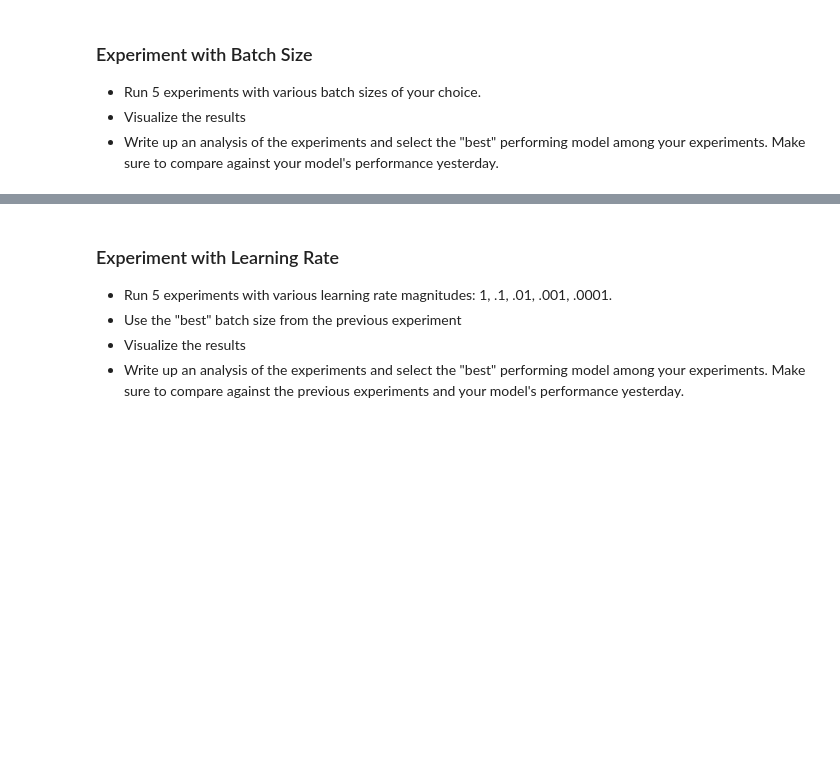
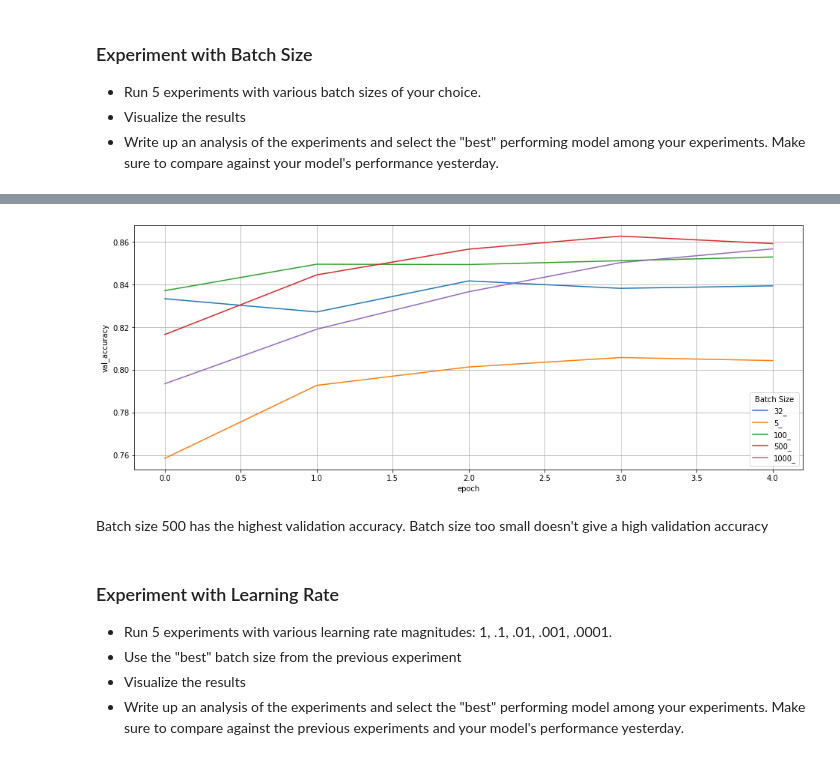
Before and after one commit to minh14496/DS-Unit-4-Sprint-2-Neural-Networks, a Jupyter notebook: module2-Train/LS_DS_422_Train_Assignment.ipynb, the cells around one changed output, grey strips where cells are left out. Saved outputs shown, nothing was run; the diff lists cells and outputs as text; code cells hidden in the pictures; blank space fills up the shorter version.

```diff
--- a/module2-Train/LS_DS_422_Train_Assignment.ipynb
+++ b/module2-Train/LS_DS_422_Train_Assignment.ipynb
@@ -323,0 +441,3 @@ Using our **create_model** model building function, conduct the following experi
+# %%
+model = create_model()
+bt_2 = model.fit(X_train_scaled, y_train, batch_size=100, validation_data=(X_test_scaled, y_test), epochs=5)
@@ -323,0 +455,3 @@ Using our **create_model** model building function, conduct the following experi
+# %%
+model = create_model()
+bt_3 = model.fit(X_train_scaled, y_train, batch_size=500, validation_data=(X_test_scaled, y_test), epochs=5)
@@ -323,0 +469,3 @@ Using our **create_model** model building function, conduct the following experi
+# %%
+model = create_model()
+bt_4 = model.fit(X_train_scaled, y_train, batch_size=1000, validation_data=(X_test_scaled, y_test), epochs=5)
@@ -323,0 +483,14 @@ Using our **create_model** model building function, conduct the following experi
+# %%
+batch_sizes = []
+
+for exp, result in zip([bt_default, bt_1, bt_2, bt_3, bt_4], ["32_", "5_", "100_", "500_", "1000_"]):
+
+    df = pd.DataFrame.from_dict(exp.history)
+    df['epoch'] = df.index.values
+    df['Batch Size'] = result
+
+    batch_sizes.append(df)
+
+df = pd.concat(batch_sizes)
+df['Batch Size'] = df['Batch Size'].astype('str')
+df.head()
@@ -324,3 +504,11 @@ Using our **create_model** model building function, conduct the following experi
+# %%
+plt.figure(figsize=(16,6))
+plt.grid()
+sns.lineplot(x='epoch', y='val_accuracy', hue='Batch Size', data=df);
+# %% [output]
+[figure, added]
+# %% [markdown]
+Batch size 500 has the highest validation accuracy. Batch size too small doesn't give a high validation accuracy
 # %% [markdown]
 ### Experiment with Learning Rate
 * Run 5 experiments with various learning rate magnitudes: 1, .1, .01, .001, .0001.
```
Also changed, not shown: parts of 40 cells of this notebook, 20 other files.
